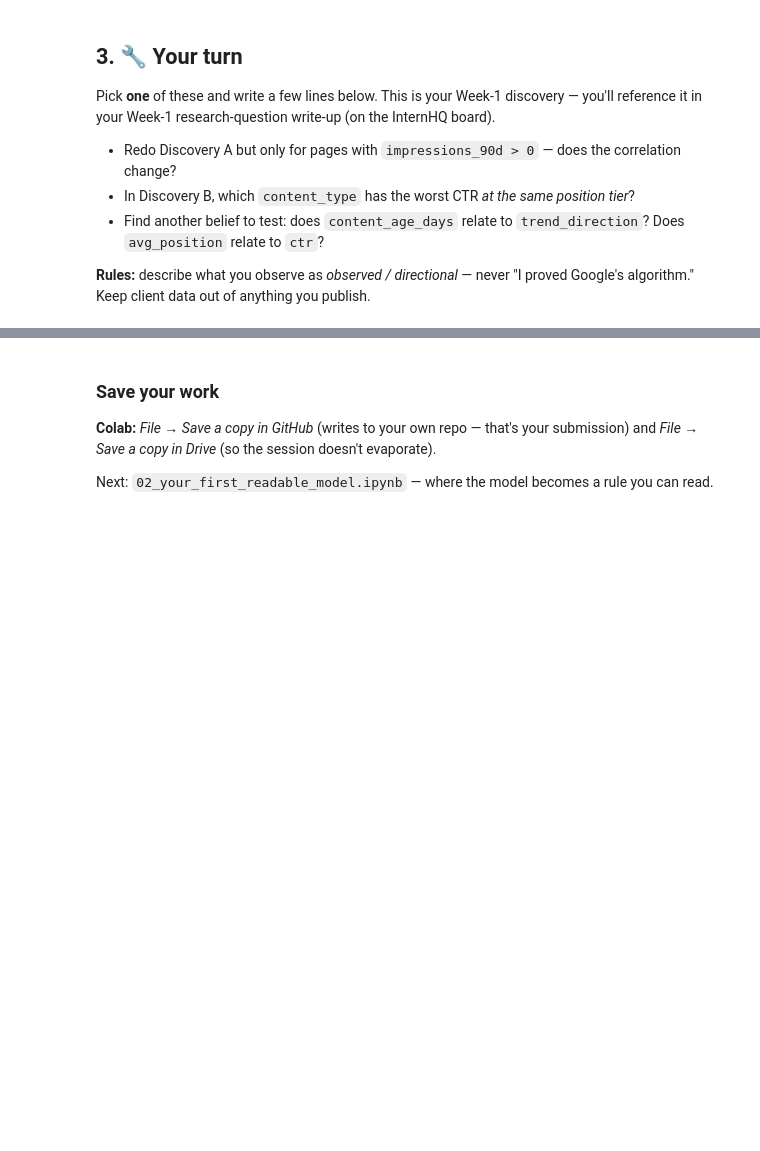
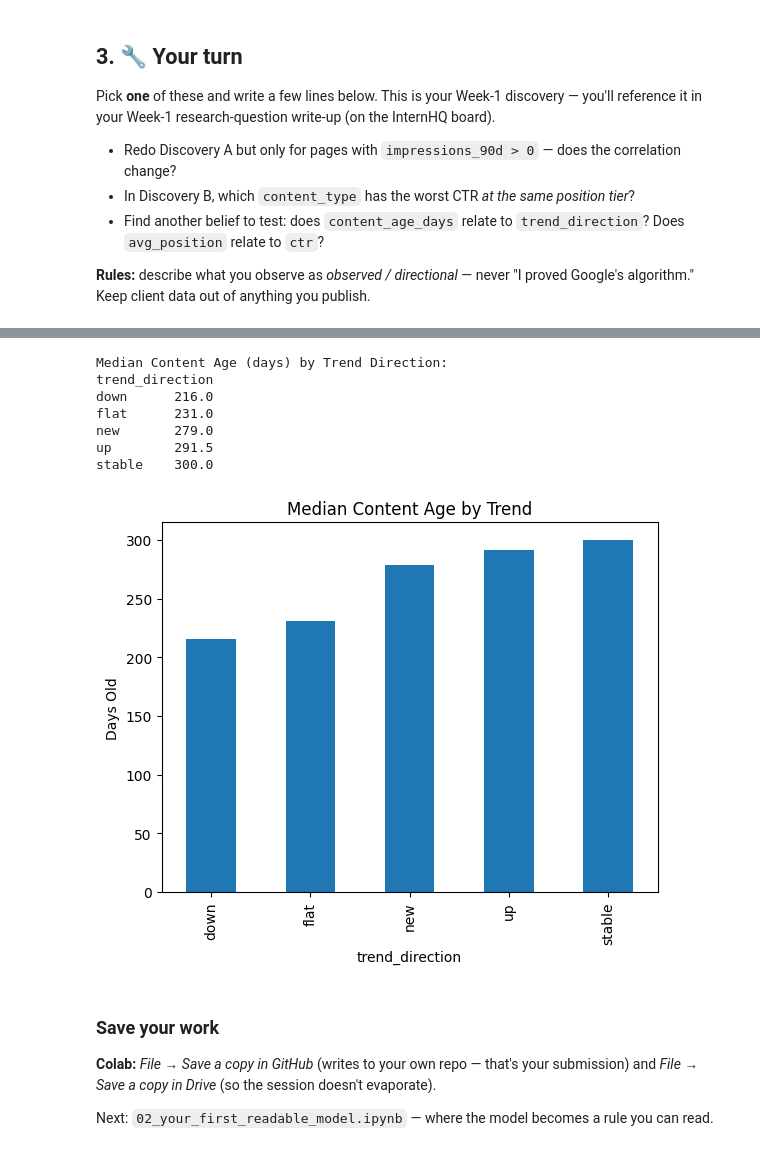
Before and after one commit to 10Plaiz/flyrank-ml-i-starter, a Jupyter notebook: notebooks/01_first_look_and_discovery.ipynb, the cells around one changed output, grey strips where cells are left out. Saved outputs shown, nothing was run; the diff lists cells and outputs as text; code cells hidden in the pictures; blank space fills up the shorter version.

```diff
--- a/notebooks/01_first_look_and_discovery.ipynb
+++ b/notebooks/01_first_look_and_discovery.ipynb
@@ -158,3 +191,21 @@ Pick **one** of these and write a few lines below. This is your Week-1 discovery
+# %%
+# Median age of content by its trend direction
+age_trend = df.groupby('trend_direction')['content_age_days'].median().sort_values()
+
+print("Median Content Age (days) by Trend Direction:")
+print(age_trend.to_string())
+
+import matplotlib.pyplot as plt
+age_trend.plot(kind='bar', title='Median Content Age by Trend', ylabel='Days Old');
+# %% [output]
+Median Content Age (days) by Trend Direction:
+trend_direction
+down      216.0
+flat      231.0
+new       279.0
+up        291.5
+stable    300.0
+[figure, added]
 # %% [markdown]
 ### Save your work
 **Colab:** *File → Save a copy in GitHub* (writes to your own repo — that's your submission) and *File → Save a copy in Drive* (so the session doesn't evaporate).
```
Also changed, not shown: parts of 4 cells of this notebook.
